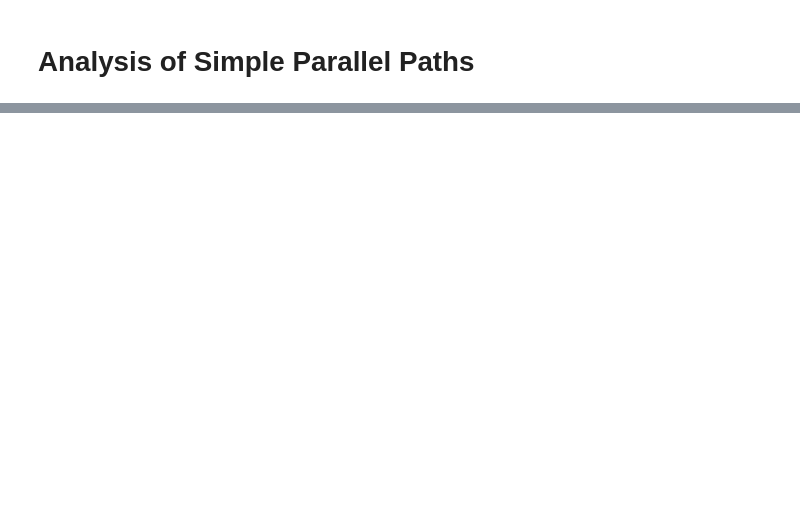
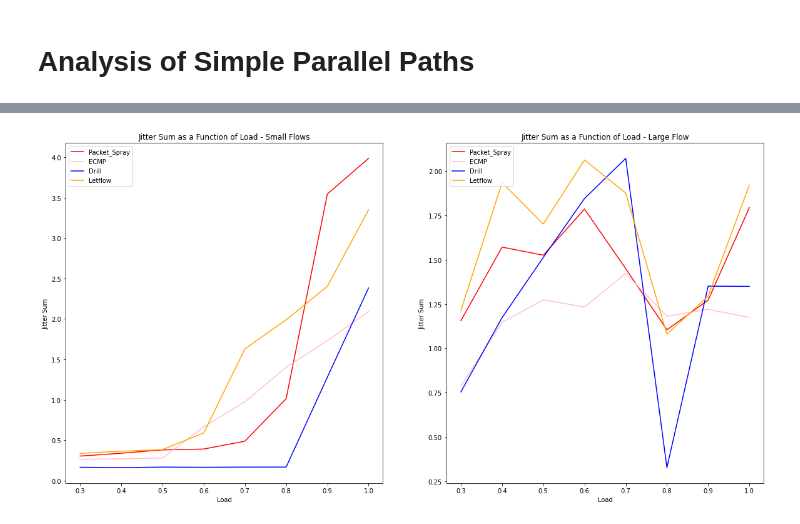
Before and after one commit to MattB17/ns3-load-balancing, a Jupyter notebook: Notebooks/SimpleParallelPathsAnalysis.ipynb, the cells around one changed output, grey strips where cells are left out. Drawn from its saved outputs; the diff is of its cells as text; code cells hidden in the pictures; blank space fills up the shorter version.

```diff
--- a/Notebooks/SimpleParallelPathsAnalysis.ipynb
+++ b/Notebooks/SimpleParallelPathsAnalysis.ipynb
@@ -107,0 +162,28 @@ LetFlow - delay sum: 3.0214109999999996, jitter sum: 0.39288825
+# %%
+fig, (ax1, ax2) = plt.subplots(1, 2, figsize=(20, 10))
+plot_small_and_large(
+    3, spray_small, spray_large, "Packet_Spray",
+    COLOR_MAP['Packet_Spray'], ax1, ax2)
+plot_small_and_large(
+    3, ecmp_small, ecmp_large, "ECMP",
+    COLOR_MAP["ECMP"], ax1, ax2)
+plot_small_and_large(
+    3, drill_small, drill_large, "Drill",
+    COLOR_MAP["Drill"], ax1, ax2)
+plot_small_and_large(
+    3, letflow_small, letflow_large, "Letflow",
+    COLOR_MAP["Letflow"], ax1, ax2)
+
+ax1.set_xlabel("Load")
+ax1.set_ylabel("Jitter Sum")
+ax1.legend(loc='upper left')
+ax1.set_title("Jitter Sum as a Function of Load - Small Flows")
+
+ax2.set_xlabel("Load")
+ax2.set_ylabel("Jitter Sum")
+ax2.legend(loc='upper left')
+ax2.set_title("Jitter Sum as a Function of Load - Large Flow")
+
+plt.show()
+# %% [output]
+[figure, added]
```
Also changed, not shown: parts of 17 cells of this notebook.
